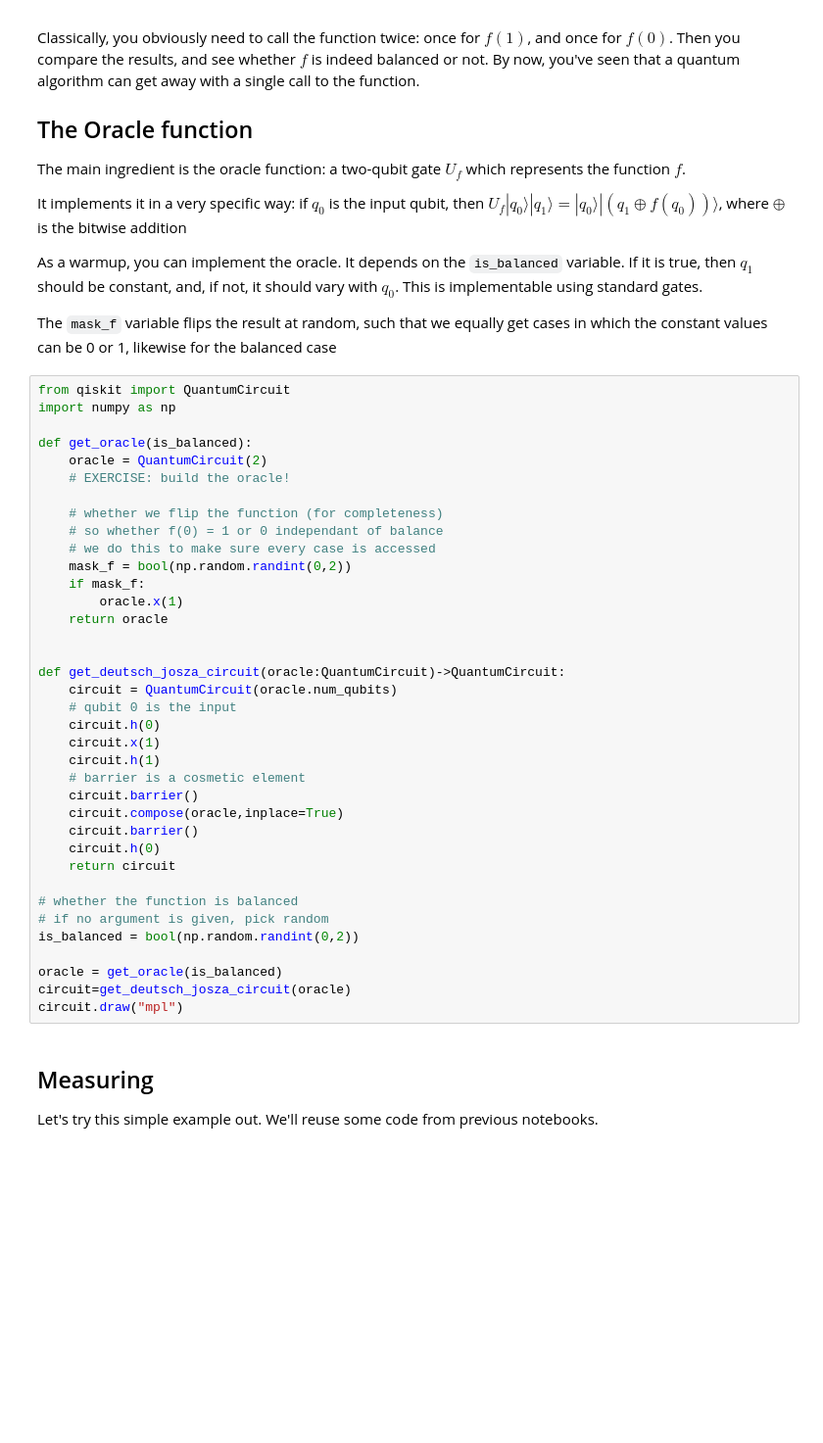
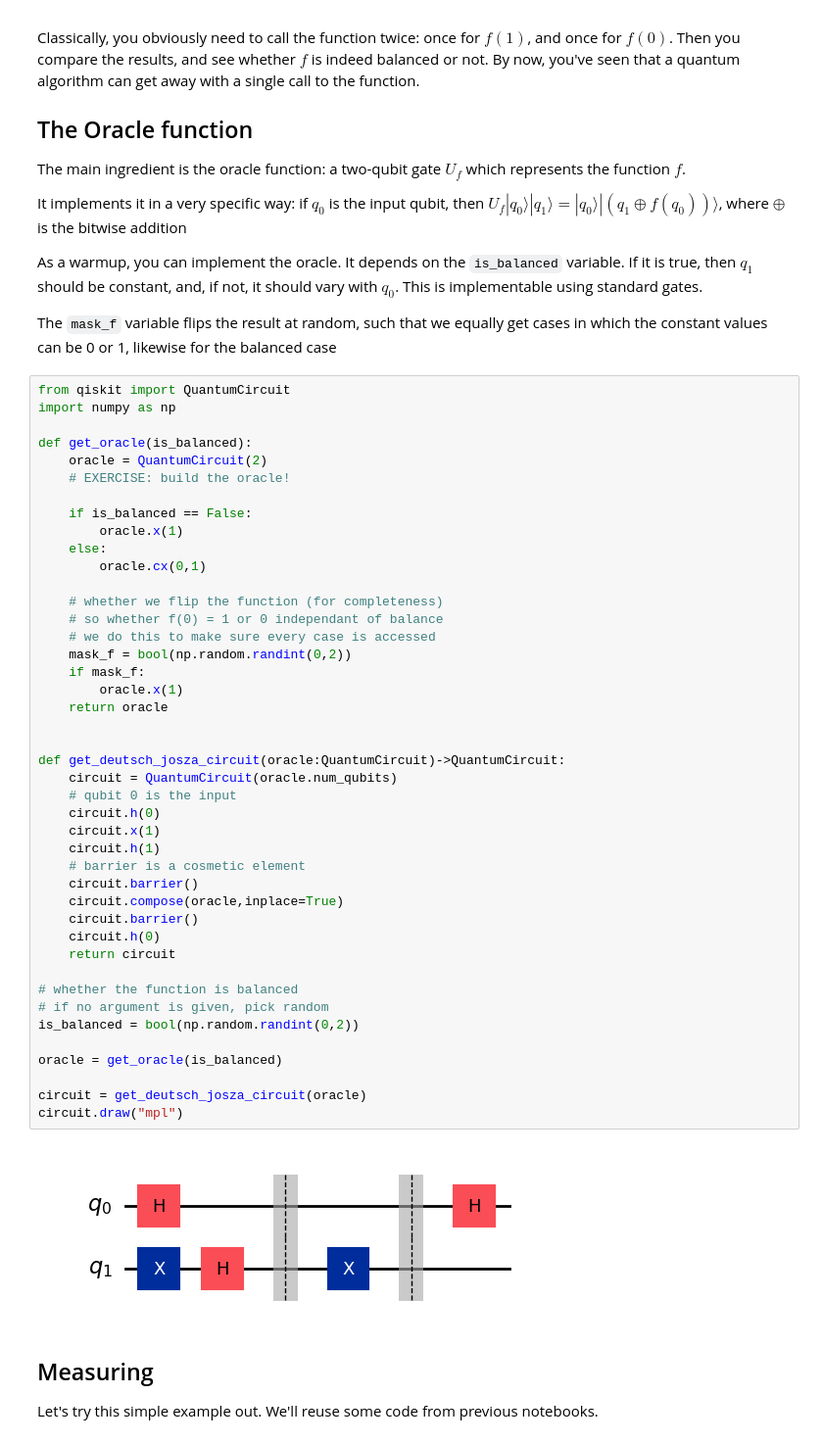
Before and after one commit to RicemanBoy/Qiskit, a Jupyter notebook: 02_deutsch_josza.ipynb, the cells around one changed output. Shown at 98% size. Cells and saved outputs as stored; diff of their text form; blank space fills up the shorter version.

```diff
--- a/02_deutsch_josza.ipynb
+++ b/02_deutsch_josza.ipynb
@@ -31,36 +33,44 @@ import numpy as np
 def get_oracle(is_balanced):
     oracle = QuantumCircuit(2)
     # EXERCISE: build the oracle!
+
+    if is_balanced == False:
+        oracle.x(1)
+    else:
+        oracle.cx(0,1)
 
     # whether we flip the function (for completeness)
     # so whether f(0) = 1 or 0 independant of balance
     # we do this to make sure every case is accessed
     mask_f = bool(np.random.randint(0,2))
     if mask_f:
         oracle.x(1)
     return oracle
 
 
 def get_deutsch_josza_circuit(oracle:QuantumCircuit)->QuantumCircuit:
     circuit = QuantumCircuit(oracle.num_qubits)
     # qubit 0 is the input
     circuit.h(0)
     circuit.x(1)
     circuit.h(1)
     # barrier is a cosmetic element
     circuit.barrier()
     circuit.compose(oracle,inplace=True)
     circuit.barrier()
     circuit.h(0)
     return circuit
 
 # whether the function is balanced
 # if no argument is given, pick random
 is_balanced = bool(np.random.randint(0,2))
 
 oracle = get_oracle(is_balanced)
-circuit=get_deutsch_josza_circuit(oracle)
+
+circuit = get_deutsch_josza_circuit(oracle)
 circuit.draw("mpl")
+# %% [output]
+[figure, added]
 # %% [markdown]
 ## Measuring
 
```
Also changed, not shown: parts of 3 cells of this notebook.
